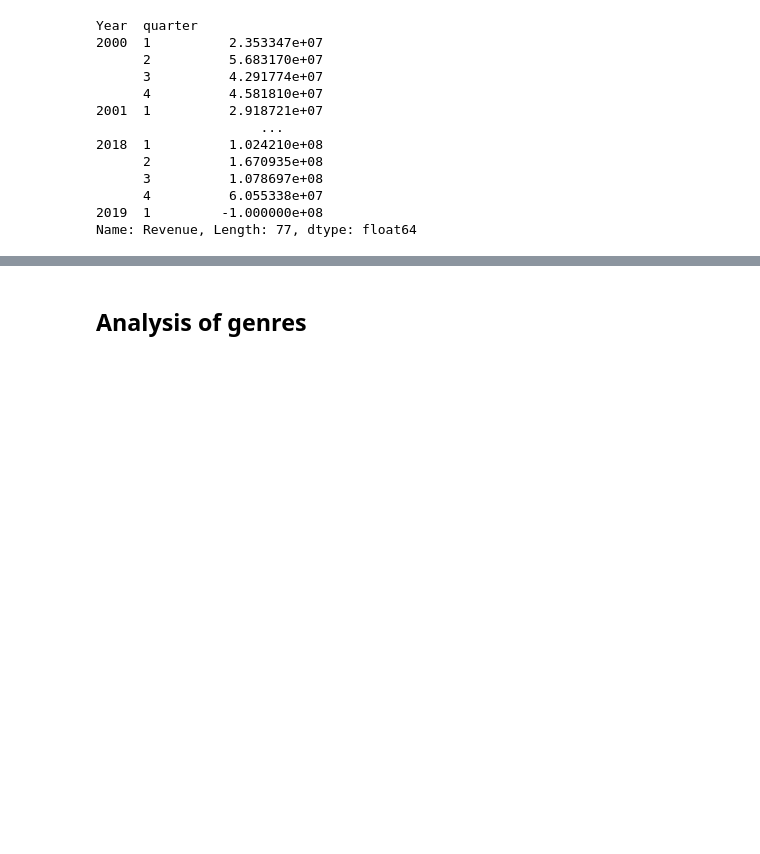
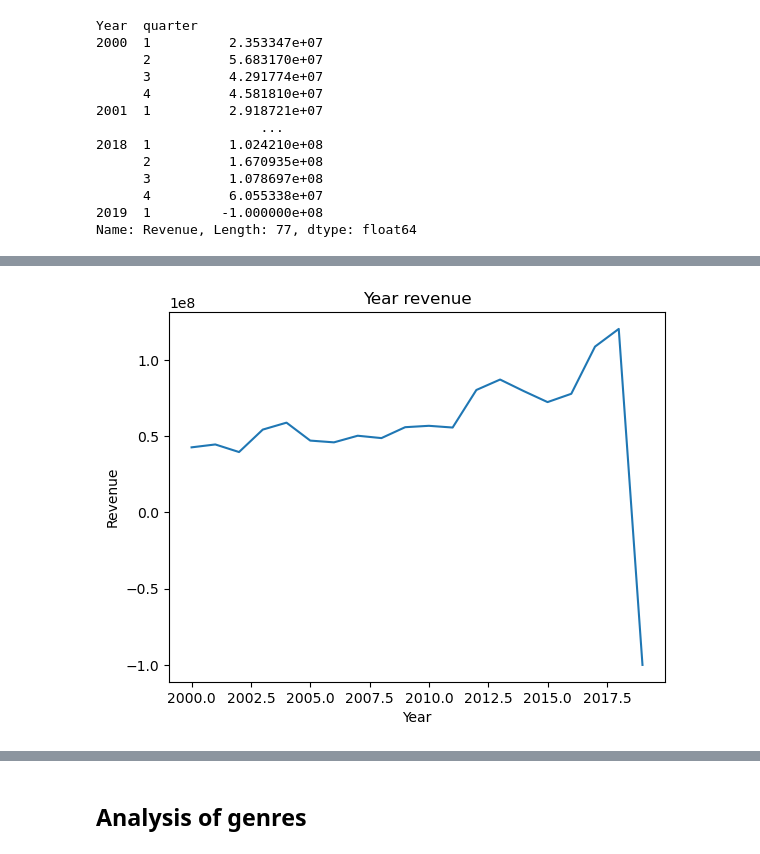
Before and after one commit to JESSIMOPIN/project-1-bootcamp, a Jupyter notebook: main_movies.ipynb, the cells around one changed output, grey strips where cells are left out. Drawn from its saved outputs; the diff is of its cells as text; code cells hidden in the pictures; blank space fills up the shorter version.

```diff
--- a/main_movies.ipynb
+++ b/main_movies.ipynb
@@ -310,0 +290,15 @@ KeyError: 'Year'
+# %%
+#
+year_revenue = years_movies_df.groupby(['Year'])['Revenue'].mean()
+year_revenue = pd.DataFrame(years_movies_df.groupby(['Year'])['Revenue'].mean())
+year=year_revenue.index
+
+plt.plot( year_revenue['Revenue'])
+
+plt.title('Year revenue')
+plt.xlabel('Year')
+plt.ylabel('Revenue')
+
+plt.show()
+# %% [output]
+[figure, added]
```
Also changed, not shown: parts of 48 cells of this notebook.
